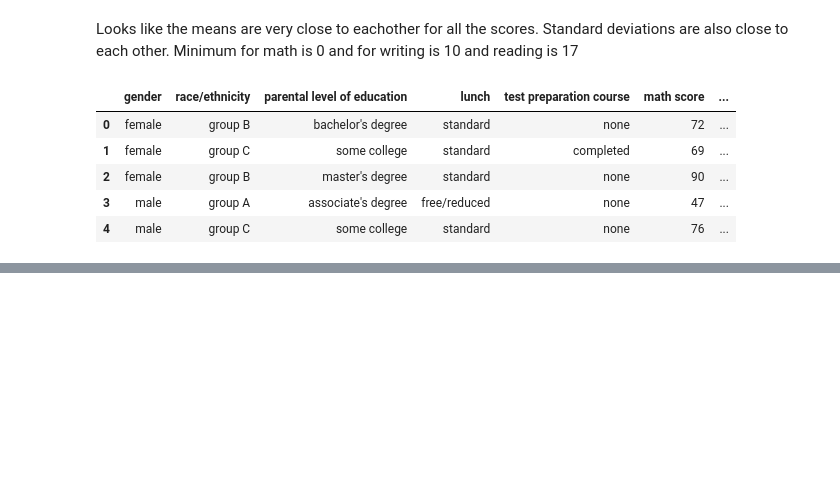
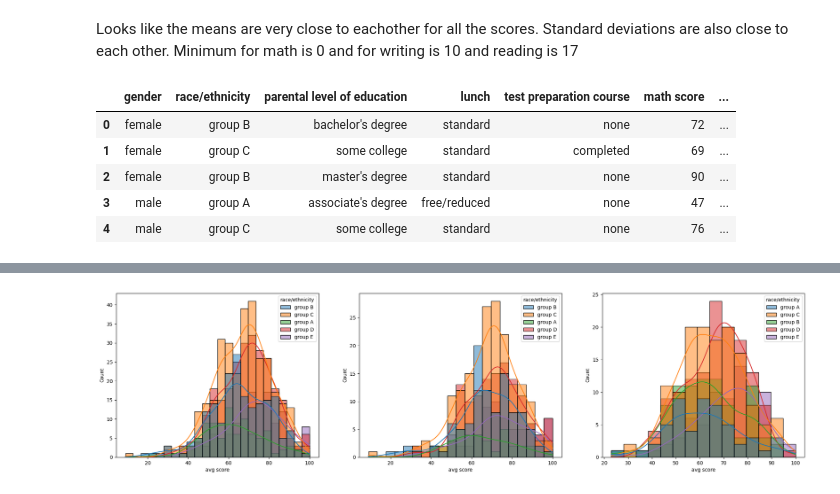
Before and after one commit to kaushikilango/Student-Performance-Predictor, a Jupyter notebook: notebook/eda.ipynb, the cells around one changed output, grey strips where cells are left out. Cells and saved outputs as stored; diff of their text form; code cells hidden in the pictures; blank space fills up the shorter version.

```diff
--- a/notebook/eda.ipynb
+++ b/notebook/eda.ipynb
@@ -124,0 +225,11 @@ df.head()
+# %%
+plt.subplots(1,3,figsize=(25,6))
+plt.subplot(1,3,1)
+ax =sns.histplot(data=df,x='avg score',kde=True,hue='race/ethnicity')
+plt.subplot(1,3,2)
+ax =sns.histplot(data=df[df.gender=='female'],x='avg score',kde=True,hue='race/ethnicity')
+plt.subplot(1,3,3)
+ax =sns.histplot(data=df[df.gender=='male'],x='avg score',kde=True,hue='race/ethnicity')
+plt.show()
+# %% [output]
+[figure, added]
```
Also changed, not shown: parts of 26 cells of this notebook.
